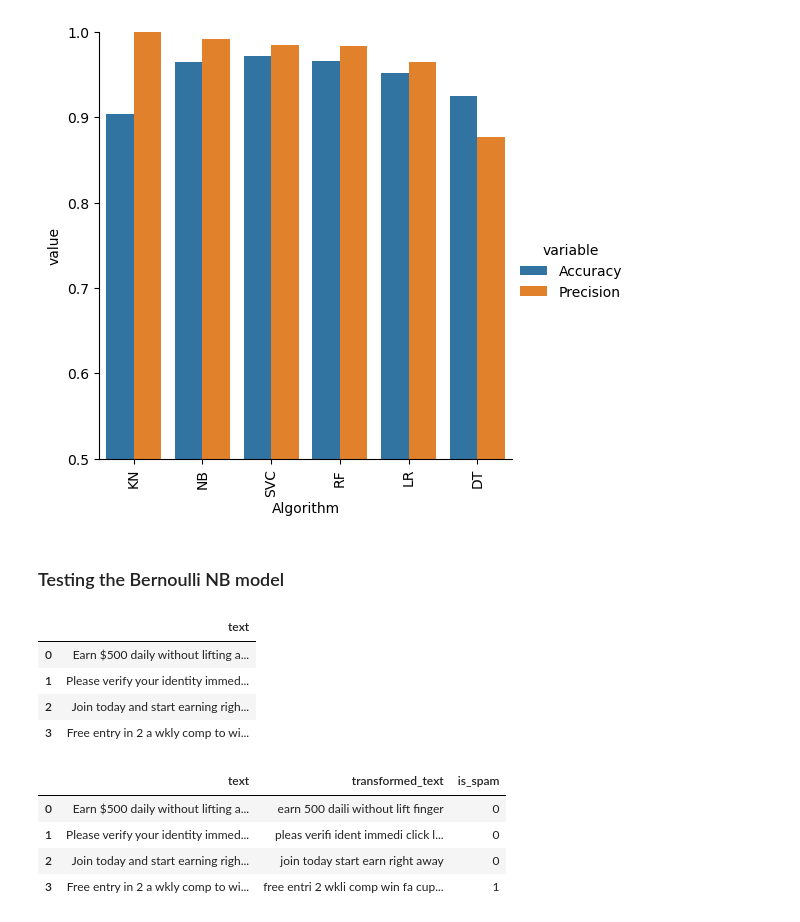
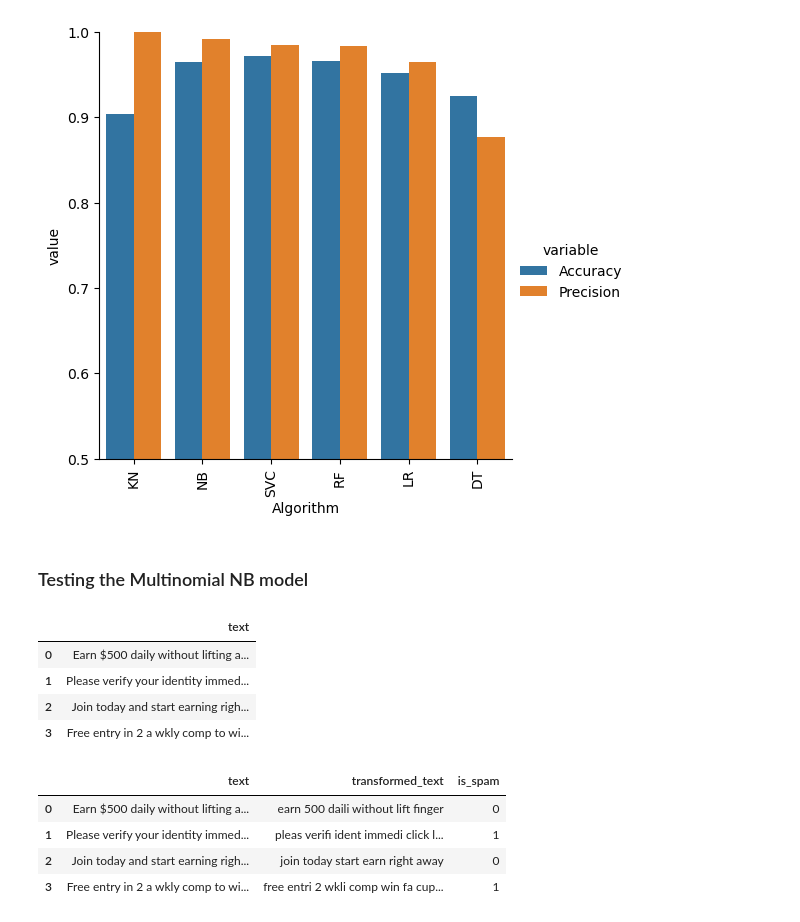
Before and after one commit to KostubhKumar8/Capstone1, a Jupyter notebook: Spam-Detection.ipynb, the cells around one changed output. Cells and saved outputs as stored; diff of their text form; code cells hidden in the pictures.

Commit message:
Model Evaluation + Deployement

```diff
--- a/Spam-Detection.ipynb
+++ b/Spam-Detection.ipynb
@@ -506,7 +502,7 @@ plt.show()
 # %% [output]
 [figure]
 # %% [markdown]
-### Testing the Bernoulli NB model
+### Testing the Multinomial NB model
 # %%
 test_file = pd.read_csv("Test.csv")
 test_file
@@ -521,15 +517,15 @@ test_file['transformed_text'] = test_file['text'].apply(transform_text)
 # %%
 test_features = tfidf.transform(test_file['transformed_text']).toarray()
 # %%
-predictions = bnb.predict(test_features)
+predictions = mnb.predict(test_features)
 
 # Add predictions to the dataframe
 test_file['is_spam'] = predictions
 test_file
 # %% [output]
 |  | text | transformed_text | is_spam |
 | 0 | Earn $500 daily without lifting a... | earn 500 daili without lift finger | 0 |
-| 1 | Please verify your identity immed... | pleas verifi ident immedi click l... | 0 |
+| 1 | Please verify your identity immed... | pleas verifi ident immedi click l... | 1 |
 | 2 | Join today and start earning righ... | join today start earn right away | 0 |
 | 3 | Free entry in 2 a wkly comp to wi... | free entri 2 wkli comp win fa cup... | 1 |
 # %%
```
Also changed, not shown: parts of 10 cells of this notebook.
